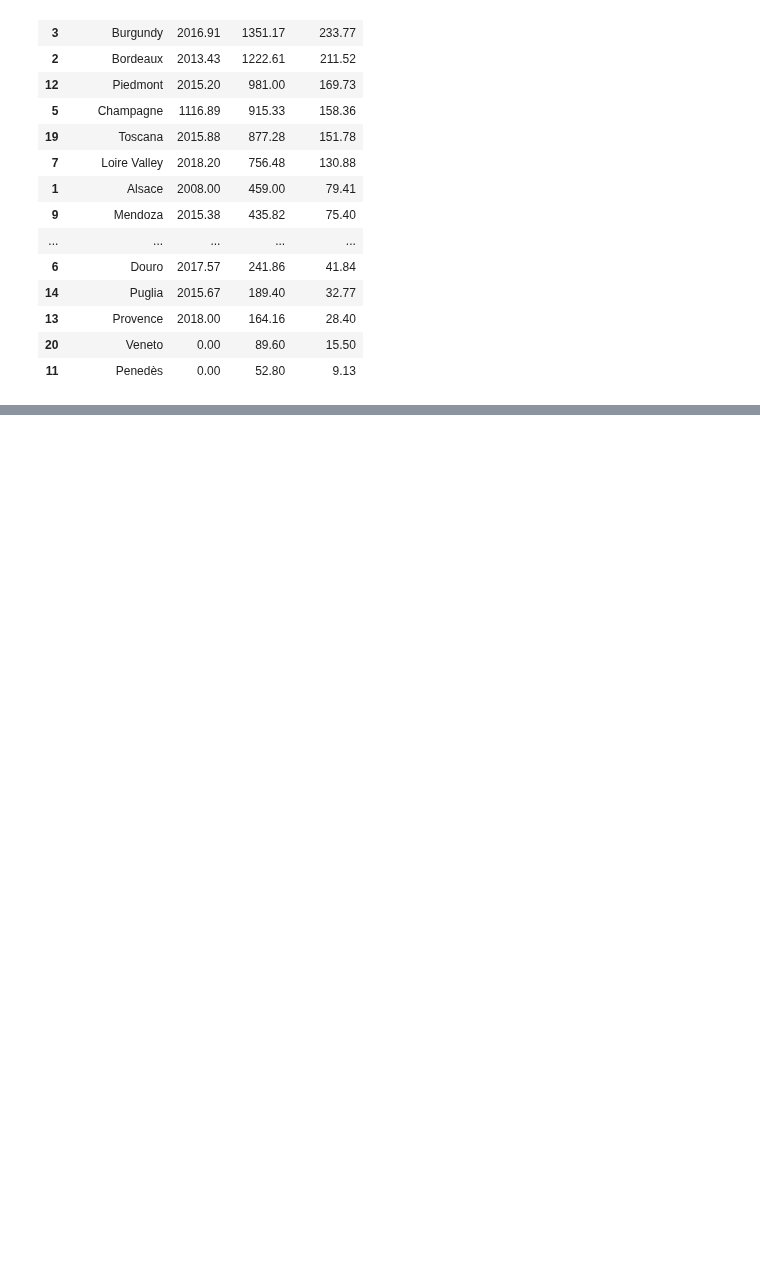
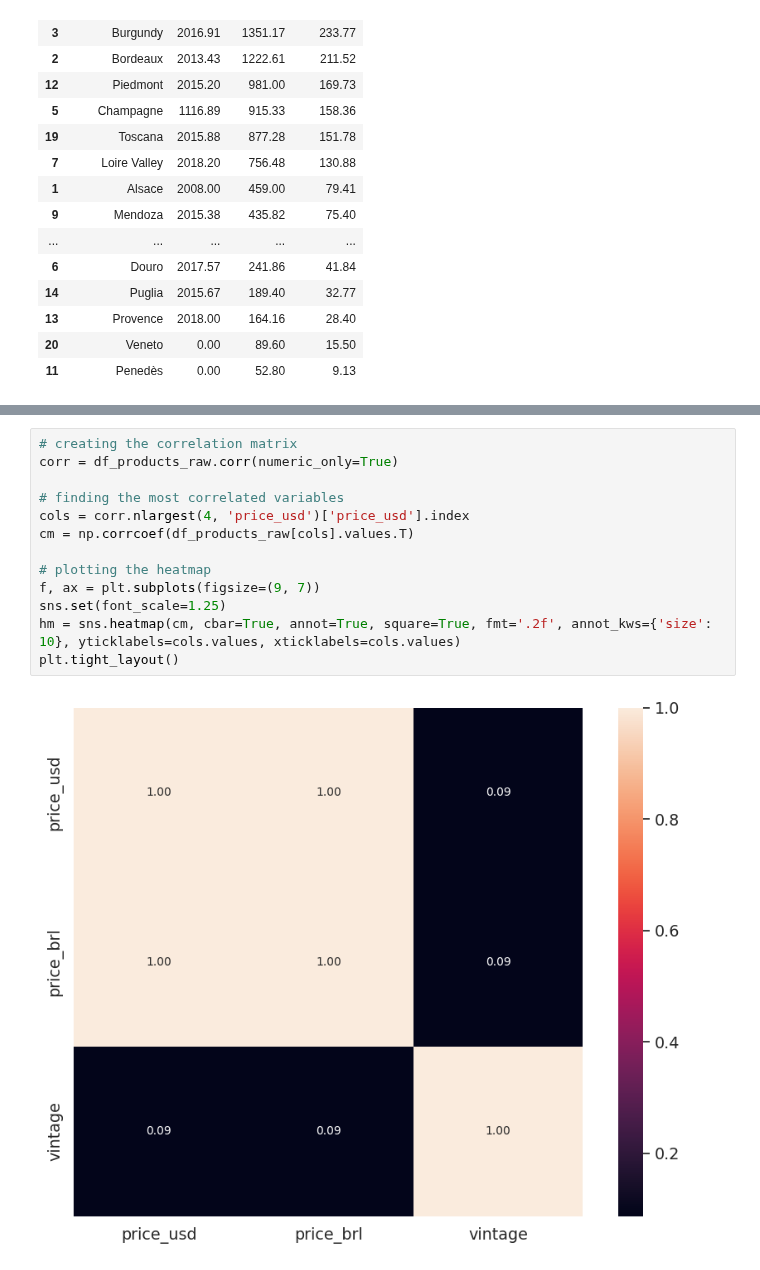
Before and after one commit to awildt01/Zeitreihenanalyse-zur-Nachfrageprognose., a Jupyter notebook: Zeitreihenanalyse_zur_Nachfrageprognose.ipynb, the cells around one changed output, grey strips where cells are left out. Drawn from its saved outputs; the diff is of its cells as text; blank space fills up the shorter version.

```diff
--- a/Zeitreihenanalyse_zur_Nachfrageprognose.ipynb
+++ b/Zeitreihenanalyse_zur_Nachfrageprognose.ipynb
@@ -492,0 +526,15 @@ round(mean_df.sort_values('price_usd', ascending=False),2)
+# %%
+# creating the correlation matrix
+corr = df_products_raw.corr(numeric_only=True)
+
+# finding the most correlated variables
+cols = corr.nlargest(4, 'price_usd')['price_usd'].index
+cm = np.corrcoef(df_products_raw[cols].values.T)
+
+# plotting the heatmap
+f, ax = plt.subplots(figsize=(9, 7))
+sns.set(font_scale=1.25)
+hm = sns.heatmap(cm, cbar=True, annot=True, square=True, fmt='.2f', annot_kws={'size': 10}, yticklabels=cols.values, xticklabels=cols.values)
+plt.tight_layout()
+# %% [output]
+[figure, added]
```
Also changed, not shown: parts of 12 cells of this notebook.
